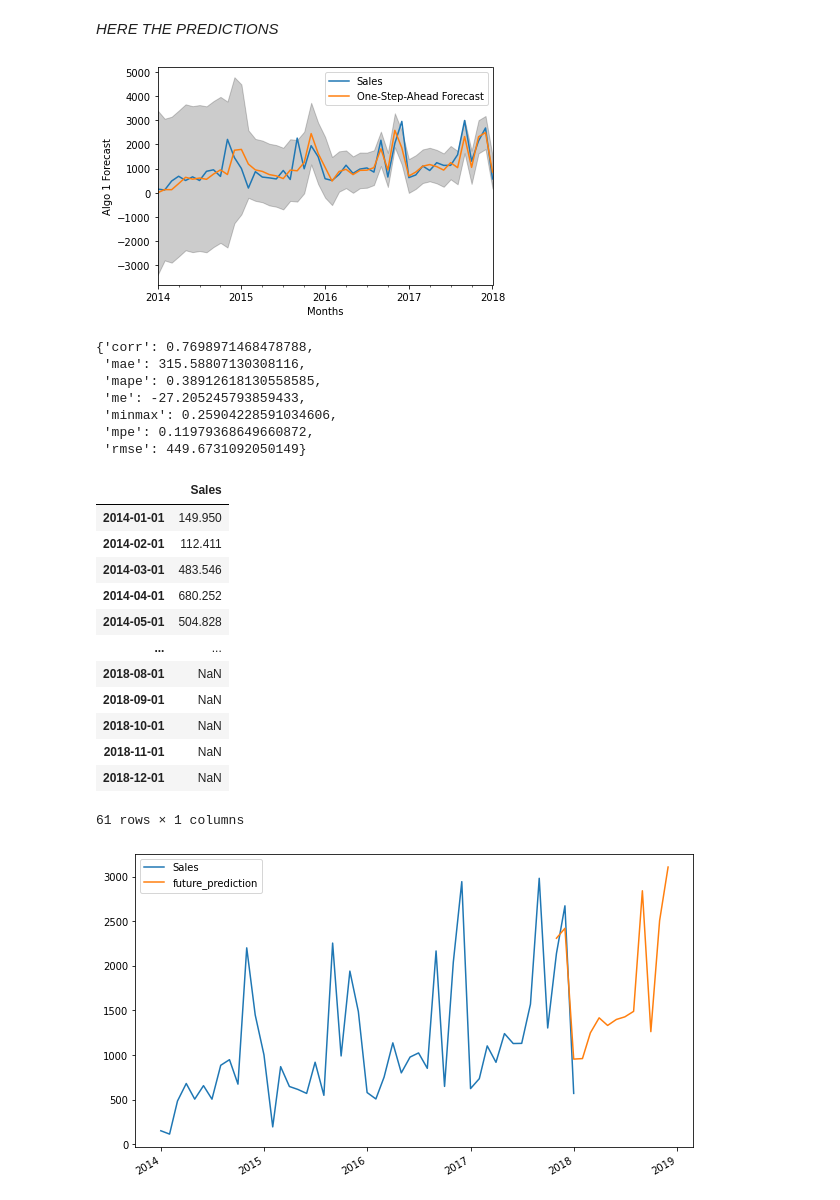
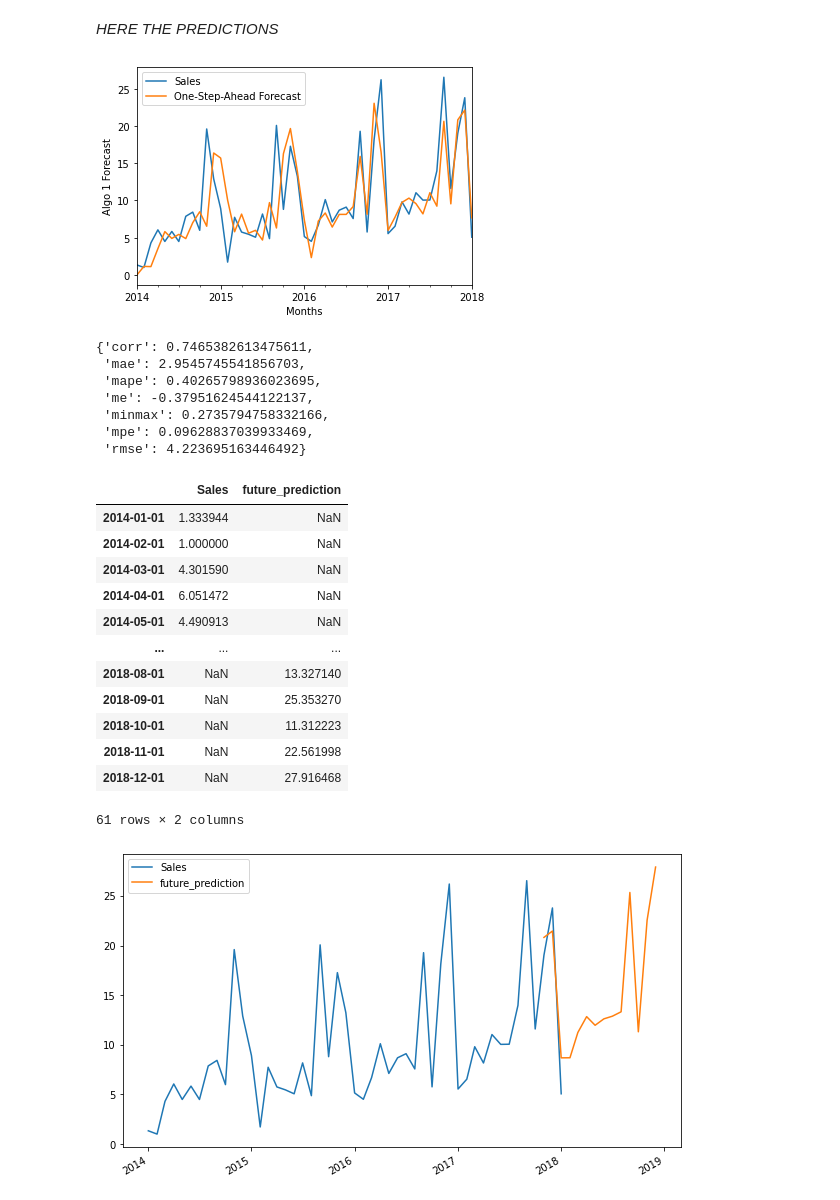
Before and after one commit to SriNithin965/project-4-2, a Jupyter notebook: code/ARIMA_GRID.ipynb, the cells around one changed output. Drawn from its saved outputs; the diff is of its cells as text; code cells hidden in the pictures.

```diff
--- a/code/ARIMA_GRID.ipynb
+++ b/code/ARIMA_GRID.ipynb
@@ -50,6 +59,8 @@ data1.head(10)
 | 2014-08-01 | 884.666 |
 | 2014-09-01 | 947.648 |
 | 2014-10-01 | 672.993 |
+# %%
+data1['Sales'] = data1['Sales']/min(data1['Sales'])
 # %% [markdown]
 *HERE THE PLOT*
 # %%
@@ -154,15 +157,15 @@ plt.show()
 # %%
 pred = results.get_prediction(start=pd.to_datetime('2014-01-01'), dynamic=False)
 pred_ci = pred.conf_int()
 ax = data1['2014':].plot(label='actual')
 pred.predicted_mean.plot(ax=ax, label='One-Step-Ahead Forecast')
-ax.fill_between(pred_ci.index, pred_ci.iloc[:,0], pred_ci.iloc[:,1], color='k', alpha=0.2)
+#ax.fill_between(pred_ci.index, pred_ci.iloc[:,0], pred_ci.iloc[:,1], color='k', alpha=0.2)
 ax.set_xlabel('Months')
 ax.set_ylabel('Algo 1 Forecast')
 plt.legend()
 plt.show()
 # %% [output]
-[figure, old version]
+[figure, new version]
 # %%
 arr = data1['Sales'].values
 ac = pred.predicted_mean.values
@@ -184,13 +187,13 @@ def forecast_accuracy(forecast, actual):
             'corr':corr, 'minmax':minmax})
 forecast_accuracy(ac,arr)
 # %% [output]
-{'corr': 0.7698971468478788,
- 'mae': 315.58807130308116,
- 'mape': 0.38912618130558585,
- 'me': -27.205245793859433,
- 'minmax': 0.25904228591034606,
- 'mpe': 0.11979368649660872,
- 'rmse': 449.6731092050149}
+{'corr': 0.7465382613475611,
+ 'mae': 2.9545745541856703,
+ 'mape': 0.40265798936023695,
+ 'me': -0.37951624544122137,
+ 'minmax': 0.2735794758332166,
+ 'mpe': 0.09628837039933469,
+ 'rmse': 4.223695163446492}
 # %%
 data2 = data1.copy()
 import datetime
@@ -202,23 +205,23 @@ data2 = pd.concat([data2, future_prediction])
 # %%
 data2
 # %% [output]
-|  | Sales |
-| 2014-01-01 | 149.950 |
-| 2014-02-01 | 112.411 |
-| 2014-03-01 | 483.546 |
-| 2014-04-01 | 680.252 |
-| 2014-05-01 | 504.828 |
-| ... | ... |
-| 2018-08-01 | NaN |
-| 2018-09-01 | NaN |
-| 2018-10-01 | NaN |
-| 2018-11-01 | NaN |
-| 2018-12-01 | NaN |
+|  | Sales | future_prediction |
+| 2014-01-01 | 1.333944 | NaN |
+| 2014-02-01 | 1.000000 | NaN |
+| 2014-03-01 | 4.301590 | NaN |
+| 2014-04-01 | 6.051472 | NaN |
+| 2014-05-01 | 4.490913 | NaN |
+| ... | ... | ... |
+| 2018-08-01 | NaN | 13.327140 |
+| 2018-09-01 | NaN | 25.353270 |
+| 2018-10-01 | NaN | 11.312223 |
+| 2018-11-01 | NaN | 22.561998 |
+| 2018-12-01 | NaN | 27.916468 |
-61 rows × 1 columns
+61 rows × 2 columns
 # %%
 data2['future_prediction']=results.predict(start=46, end=60 ,dynamic=True)
 data2[['Sales','future_prediction']].plot(figsize=(10, 6))
 plt.show()
 # %% [output]
-[figure, old version]
+[figure, new version]
 # %%
```
Also changed, not shown: parts of 6 cells of this notebook.
